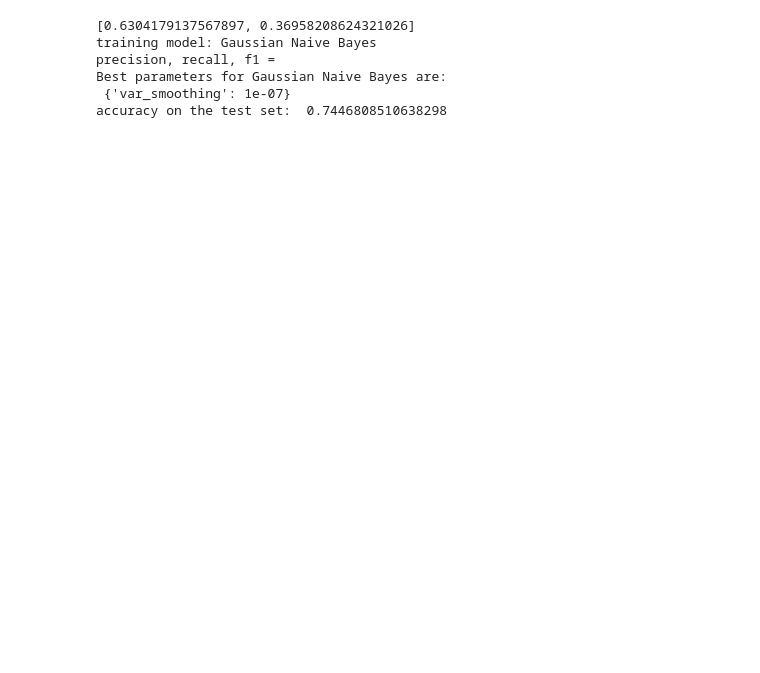
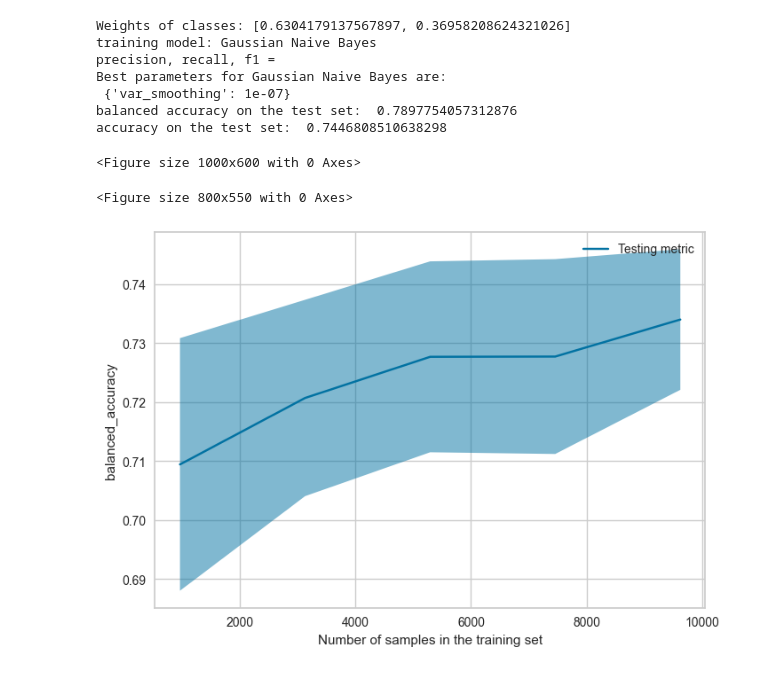
Before and after one commit to filippocasari/SecurityML_AS2, a Jupyter notebook: main.ipynb, the cells around one changed output. Drawn from its saved outputs; the diff is of its cells as text; code cells hidden in the pictures; blank space fills up the shorter version.

```diff
--- a/main.ipynb
+++ b/main.ipynb
@@ -211,22 +246,60 @@ Text(0, 0.5, 'training loss')
 # %%
 
-weights = {0: np.count_nonzero(y_train == 0)/float(len(y_train)), 1: np.count_nonzero(y_train == 1)/float(len(y_train))}
 
-print(list(weights.values()))
+
+print(f"Weights of classes: {list(weights.values())}")
 model = GaussianNB()
 #priors= (None, list(weights.values()))
 parameters = {'var_smoothing': (1e-9, 1e-8, 1e-7)
               }
-best_estimator= GridSearchFun(model, 'balanced_accuracy', parameters, X_train, X_val,
+best_estimator_GNB= GridSearchFun(model, 'balanced_accuracy', parameters, X_train, X_val,
                                               y_train, y_val, 'Gaussian Naive Bayes')
 
-predict = best_estimator.predict(X_test)
+predict = best_estimator_GNB.predict(X_test)
 test_weights = [np.count_nonzero(y_test == 0)/len(y_test),np.count_nonzero(y_test == 1)/len(y_test)]
+print("balanced accuracy on the test set: ", balanced_accuracy_score(y_test, predict))
 print("accuracy on the test set: ", accuracy_score(y_test, predict))
 # %% [output]
-[0.6304179137567897, 0.36958208624321026]
+Weights of classes: [0.6304179137567897, 0.36958208624321026]
 training model: Gaussian Naive Bayes
 precision, recall, f1 =
 Best parameters for Gaussian Naive Bayes are:
  {'var_smoothing': 1e-07}
+balanced accuracy on the test set:  0.7897754057312876
 accuracy on the test set:  0.7446808510638298
+# %%
+
+from sklearn.model_selection import ShuffleSplit, validation_curve
+#cv = StratifiedKFold()
+cv = ShuffleSplit(n_splits=10, test_size=0.2, random_state=42)
+fig = plt.figure(figsize=(10, 6))
+#fig, ax = plt.subplots(nrows=1, ncols=2, figsize=(10, 6), sharey=True)
+common_params = {
+    "X": np.concatenate([X_train, X_val]),
+    "y": np.concatenate([y_train, y_val]),
+    "cv": cv,
+    "n_jobs": -1,
+
+}
+model = GaussianNB(var_smoothing= 1e-07)
+
+
+train_sizes, train_scores, test_scores = learning_curve(model, **common_params)
+display = LearningCurveDisplay(train_sizes=train_sizes,\
+     train_scores=train_scores, test_scores=test_scores, score_name="balanced_accuracy")
+
+
+
+fig=plt.figure()
+
+display.plot()
+plt.show()
+
+
+#plt.legend(["Training Score", "Test Score"])
+
+#plt.show()
+# %% [output]
+<Figure size 1000x600 with 0 Axes>
+<Figure size 800x550 with 0 Axes>
+[figure, added]
```
Also changed, not shown: parts of 19 cells of this notebook, 17 other files.
